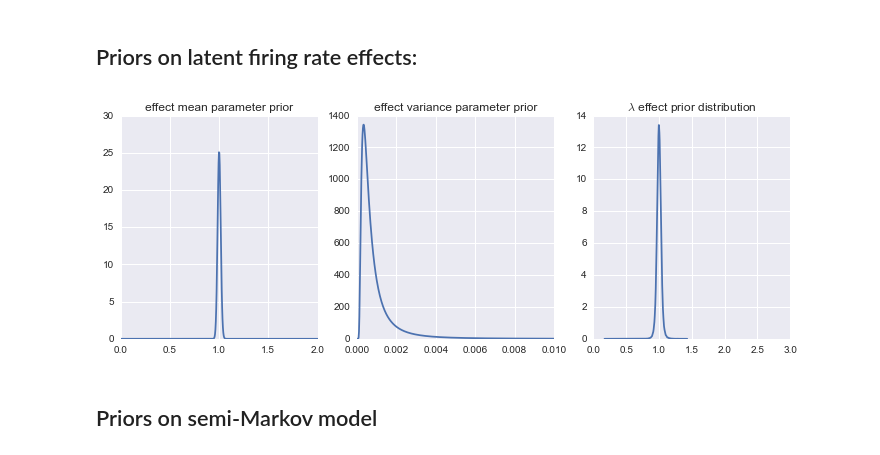
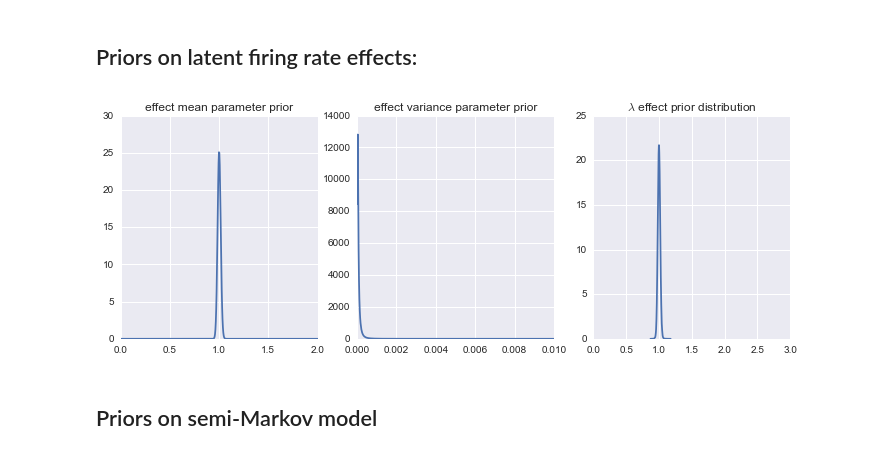
Before and after one commit to pearsonlab/spiketopics, a Jupyter notebook: gamma_model_hsmm_integration_test.ipynb, the cells around one changed output. Saved outputs shown, nothing was run; the diff lists cells and outputs as text; code cells hidden in the pictures.

```diff
--- a/gamma_model_hsmm_integration_test.ipynb
+++ b/gamma_model_hsmm_integration_test.ipynb
@@ -26,7 +26,7 @@ np.random.seed(11739)
 ## Define model parameters
 # %%
 U = 100  # units
-T = 10000  # time points/frames
+T = int(1e4)  # time points/frames
 D = 100  # durations
 Kdata = 3  # number of latent states
 dt = 1/30  # seconds per frame
@@ -298,37 +296,37 @@ plt.xlabel('spikes per second');
 K = 5
 # %%
 fr_shape_shape = 2. * np.ones((K,))
-fr_shape_rate = 1e-3 * np.ones((K,))
+fr_shape_rate = (1. / T) * np.ones((K,))
 fr_mean_shape = 0.4 * T * np.ones((K,))
 fr_mean_rate = 0.4 * T * np.ones((K,))
 
 fr_latent_dict = ({
             'prior_shape_shape': fr_shape_shape,
             'prior_shape_rate': fr_shape_rate,
             'prior_mean_shape': fr_mean_shape,
             'prior_mean_rate': fr_mean_rate})
 
 # make some plots
 plt.figure(figsize=(12, 4))
 
 plt.subplot(1, 3, 1)
 xx = np.linspace(0, 2, 500)
 plt.plot(xx, stats.invgamma.pdf(xx, a=fr_mean_shape[0], scale=fr_mean_rate[0]))
 plt.title('effect mean parameter prior');
 
 plt.subplot(1, 3, 2)
 xx = np.linspace(0, 0.01, 500)
 plt.plot(xx, stats.invgamma.pdf(xx, a=fr_shape_shape[0], scale=fr_shape_rate[0]))
 plt.title('effect variance parameter prior');
 
 plt.subplot(1, 3, 3)
 samples = gamma_from_hypers([fr_mean_shape[0], fr_mean_rate[0]],
                             [fr_shape_shape[0], fr_shape_rate[0]], 1e5)
 sns.kdeplot(samples, gridsize=5000, clip=(0, 5))
 plt.title(r'$\lambda$ effect prior distribution')
 plt.xlim(0, 3);
 # %% [output]
-[figure, old version]
+[figure, new version]
 # %% [markdown]
 ## Priors on semi-Markov model
 # %% [markdown]
```
Also changed, not shown: parts of 39 cells of this notebook.
